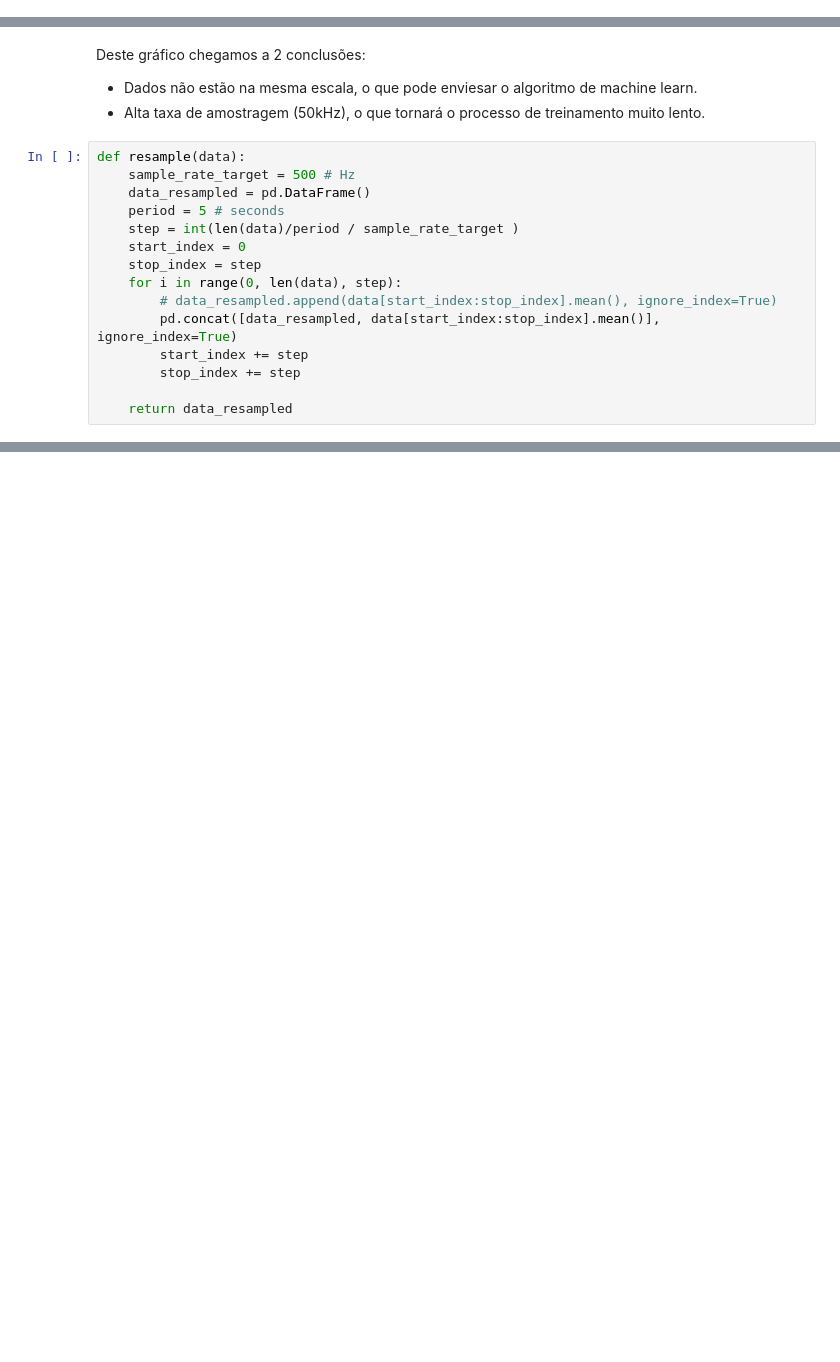
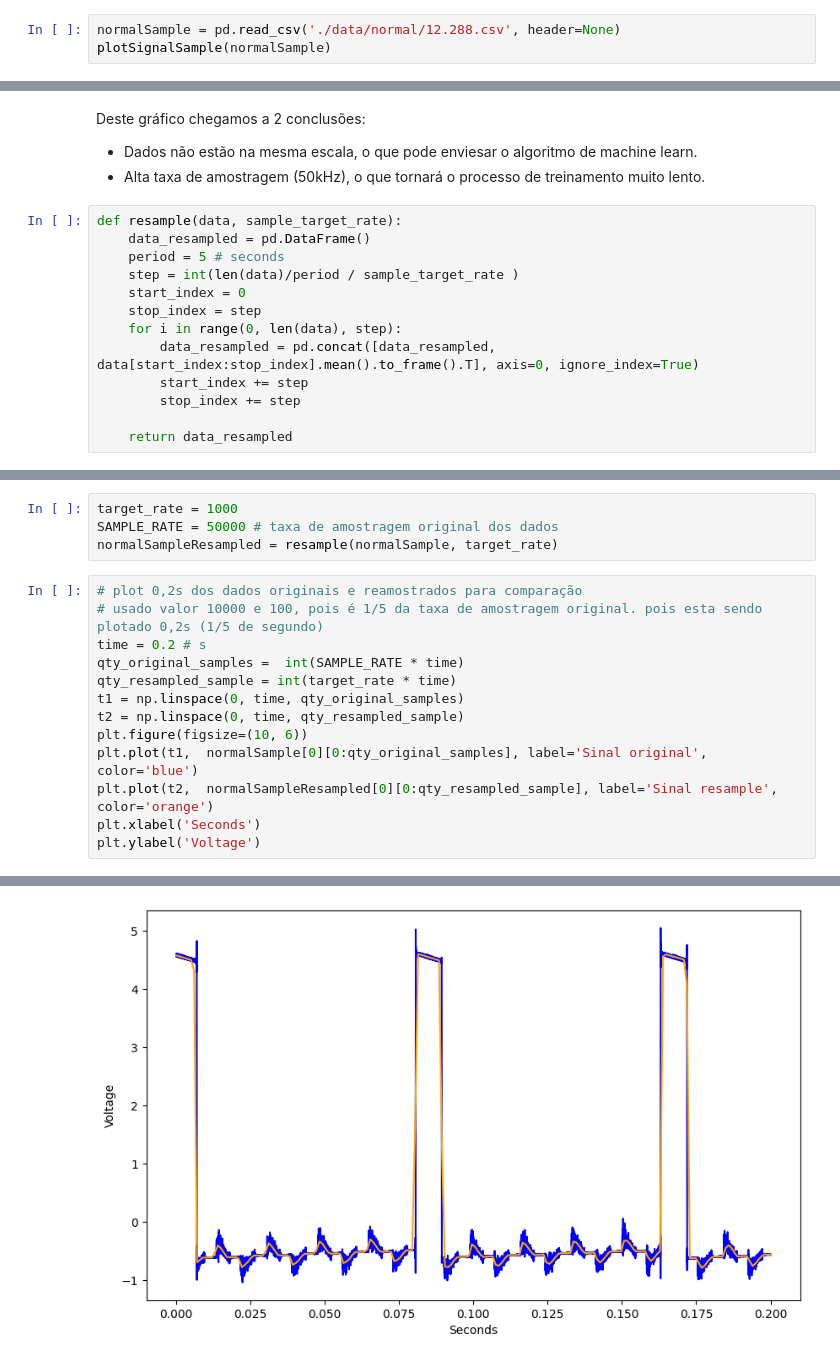
Before and after one commit to ricardo-faria/data-science-tcc, a Jupyter notebook: main.ipynb, the cells around one changed output, grey strips where cells are left out. Cells and saved outputs as stored; diff of their text form; blank space fills up the shorter version.

Commit message:
corrigido resample, criada função fft

```diff
--- a/main.ipynb
+++ b/main.ipynb
@@ -115,0 +97,3 @@ Text(0.02, 0.5, 'Voltage')
+# %%
+normalSample = pd.read_csv('./data/normal/12.288.csv', header=None)
+plotSignalSample(normalSample)
@@ -118,16 +105,14 @@ Deste gráfico chegamos a 2 conclusões:
 - Dados não estão na mesma escala, o que pode enviesar o algoritmo de machine learn.
 - Alta taxa de amostragem (50kHz), o que tornará o processo de treinamento muito lento.
 # %%
-def resample(data):
-    sample_rate_target = 500 # Hz
+def resample(data, sample_target_rate):
     data_resampled = pd.DataFrame()
     period = 5 # seconds
-    step = int(len(data)/period / sample_rate_target )
+    step = int(len(data)/period / sample_target_rate )
     start_index = 0
     stop_index = step
     for i in range(0, len(data), step):
-        # data_resampled.append(data[start_index:stop_index].mean(), ignore_index=True)
-        pd.concat([data_resampled, data[start_index:stop_index].mean()], ignore_index=True)
+        data_resampled = pd.concat([data_resampled, data[start_index:stop_index].mean().to_frame().T], axis=0, ignore_index=True)
         start_index += step
         stop_index += step
 
@@ -147,0 +120,18 @@ KeyError: 0
+# %%
+target_rate = 1000
+SAMPLE_RATE = 50000 # taxa de amostragem original dos dados
+normalSampleResampled = resample(normalSample, target_rate)
+# %%
+# plot 0,2s dos dados originais e reamostrados para comparação
+# usado valor 10000 e 100, pois é 1/5 da taxa de amostragem original. pois esta sendo plotado 0,2s (1/5 de segundo)
+time = 0.2 # s
+qty_original_samples =  int(SAMPLE_RATE * time)
+qty_resampled_sample = int(target_rate * time)
+t1 = np.linspace(0, time, qty_original_samples)
+t2 = np.linspace(0, time, qty_resampled_sample)
+plt.figure(figsize=(10, 6))
+plt.plot(t1,  normalSample[0][0:qty_original_samples], label='Sinal original', color='blue')
+plt.plot(t2,  normalSampleResampled[0][0:qty_resampled_sample], label='Sinal resample', color='orange')
+plt.xlabel('Seconds')
+plt.ylabel('Voltage')
+# %% [output]
@@ -147,0 +139 @@ KeyError: 0
+[figure, added]
```
Also changed, not shown: parts of 11 cells of this notebook.
